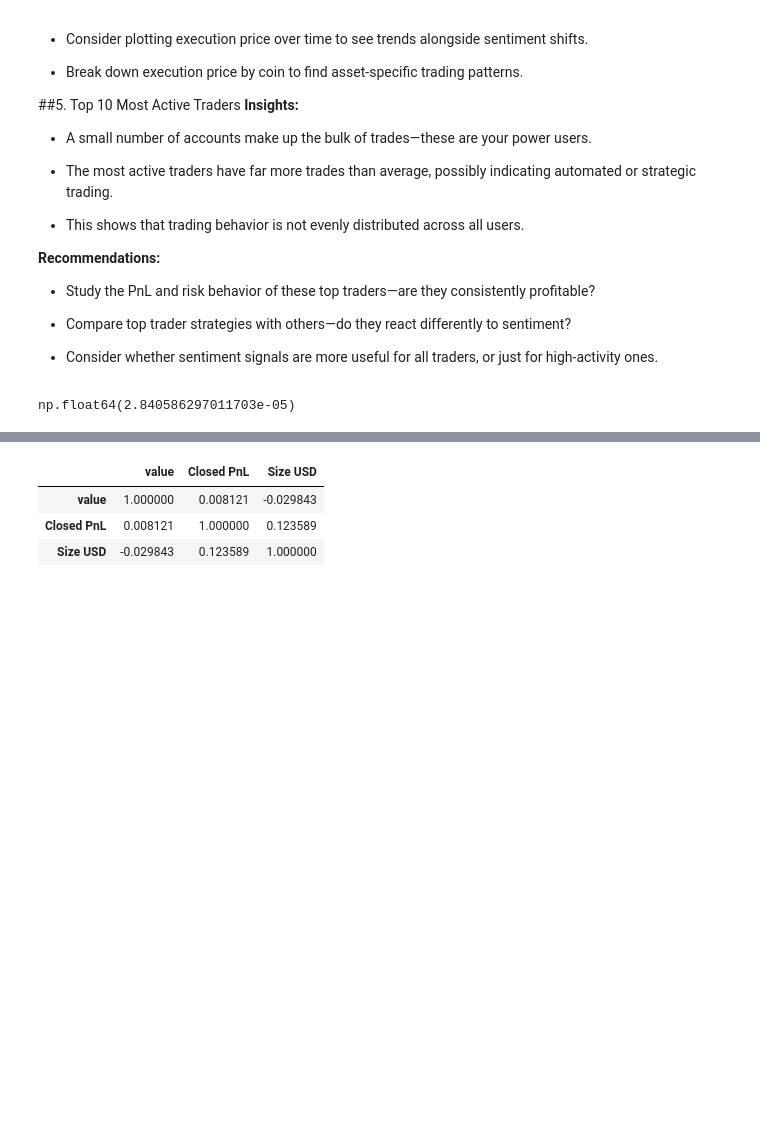
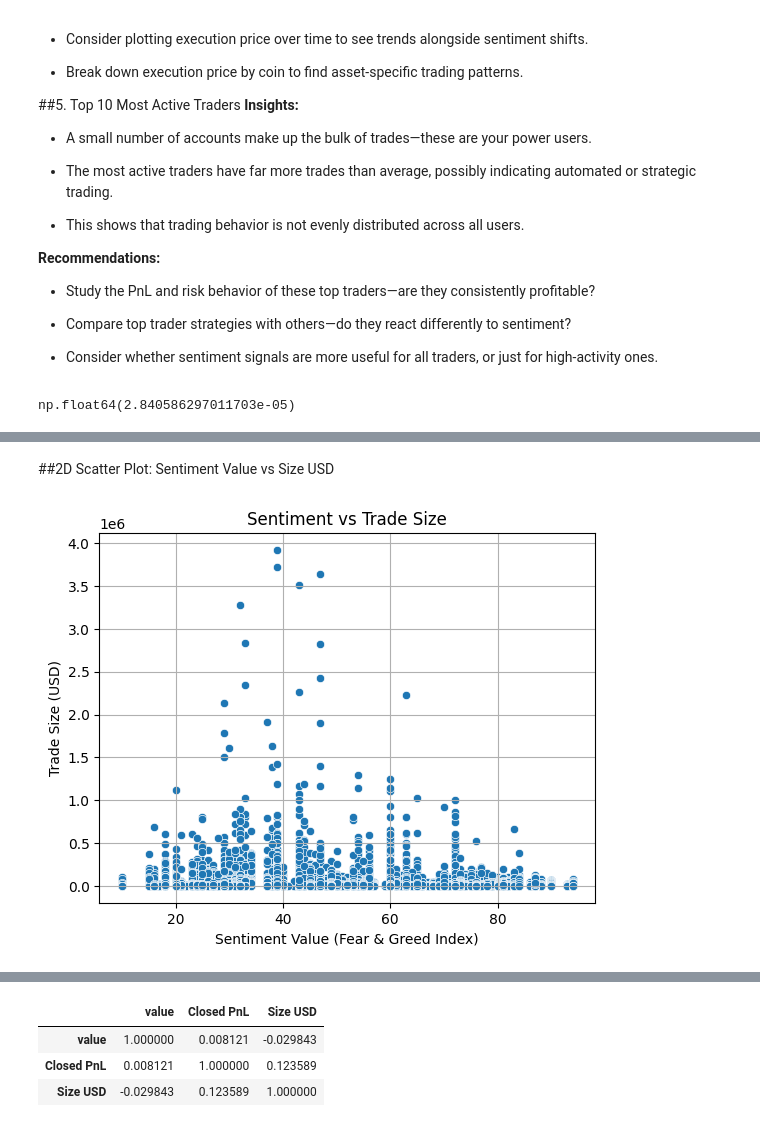
Before and after one commit to swathypk93/swathypk93, a Jupyter notebook: data_science_task.ipynb, the cells around one changed output, grey strips where cells are left out. Cells and saved outputs as stored; diff of their text form; code cells hidden in the pictures; blank space fills up the shorter version.

```diff
--- a/data_science_task.ipynb
+++ b/data_science_task.ipynb
@@ -650,0 +704,13 @@ np.float64(2.840586297011703e-05)
+# %% [markdown]
+##2D Scatter Plot: Sentiment Value vs Size USD
+# %%
+sns.scatterplot(data=merged_df, x='value', y='Size USD')
+
+
+plt.xlabel("Sentiment Value (Fear & Greed Index)")
+plt.ylabel("Trade Size (USD)")
+plt.title("Sentiment vs Trade Size")
+plt.grid(True)
+plt.show()
+# %% [output]
+[figure, added]
```
Also changed, not shown: parts of 29 cells of this notebook.
